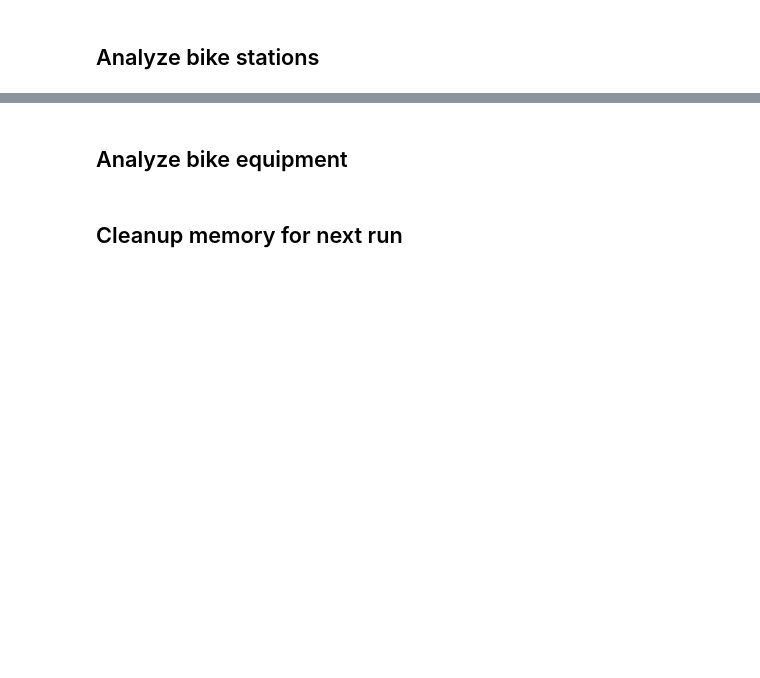
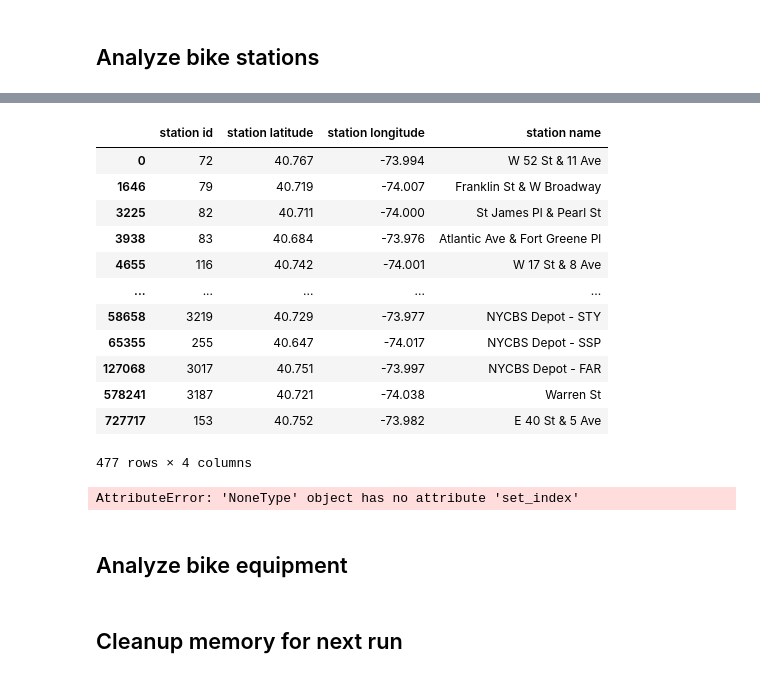
Before and after one commit to andygitlib/tableau-citibike, a Jupyter notebook: citibike_data_import.ipynb, the cells around one changed output, grey strips where cells are left out. Cells and saved outputs as stored; diff of their text form; code cells hidden in the pictures; blank space fills up the shorter version.

```diff
--- a/citibike_data_import.ipynb
+++ b/citibike_data_import.ipynb
@@ -286,0 +479,22 @@ distinct_stations_df = distinct_stations_df.set_index('station id', inplace = Tr
+# %%
+distinct_stations_df = distinct_stations_df.drop_duplicates(subset=["station id", "station latitude","station longitude","station name"])
+distinct_stations_df
+# %% [output]
+|  | station id | station latitude | station longitude | station name |
+| 0 | 72 | 40.767 | -73.994 | W 52 St & 11 Ave |
+| 1646 | 79 | 40.719 | -74.007 | Franklin St & W Broadway |
+| 3225 | 82 | 40.711 | -74.000 | St James Pl & Pearl St |
+| 3938 | 83 | 40.684 | -73.976 | Atlantic Ave & Fort Greene Pl |
+| 4655 | 116 | 40.742 | -74.001 | W 17 St & 8 Ave |
+| ... | ... | ... | ... | ... |
+| 58658 | 3219 | 40.729 | -73.977 | NYCBS Depot - STY |
+| 65355 | 255 | 40.647 | -74.017 | NYCBS Depot - SSP |
+| 127068 | 3017 | 40.751 | -73.997 | NYCBS Depot - FAR |
+| 578241 | 3187 | 40.721 | -74.038 | Warren St |
+| 727717 | 153 | 40.752 | -73.982 | E 40 St & 5 Ave |
+477 rows × 4 columns
+# %%
+distinct_stations_df.set_index('station id', inplace = True)
+distinct_stations_df.head()
+# %% [output]
+AttributeError: 'NoneType' object has no attribute 'set_index'
```
Also changed, not shown: parts of 31 cells of this notebook, 7 other files.
